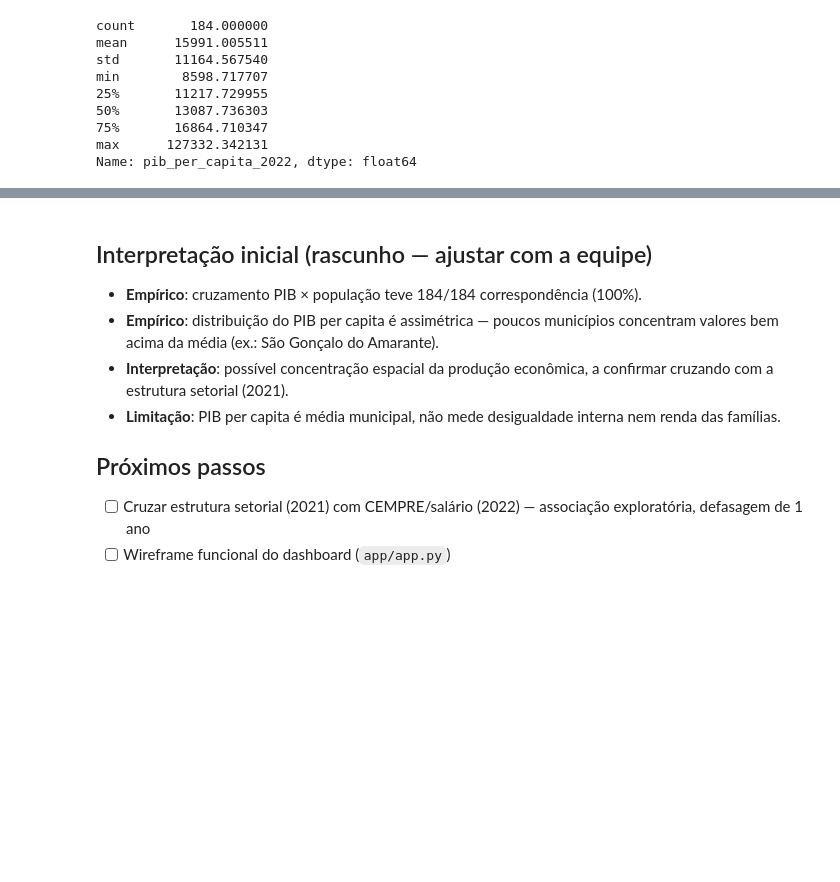
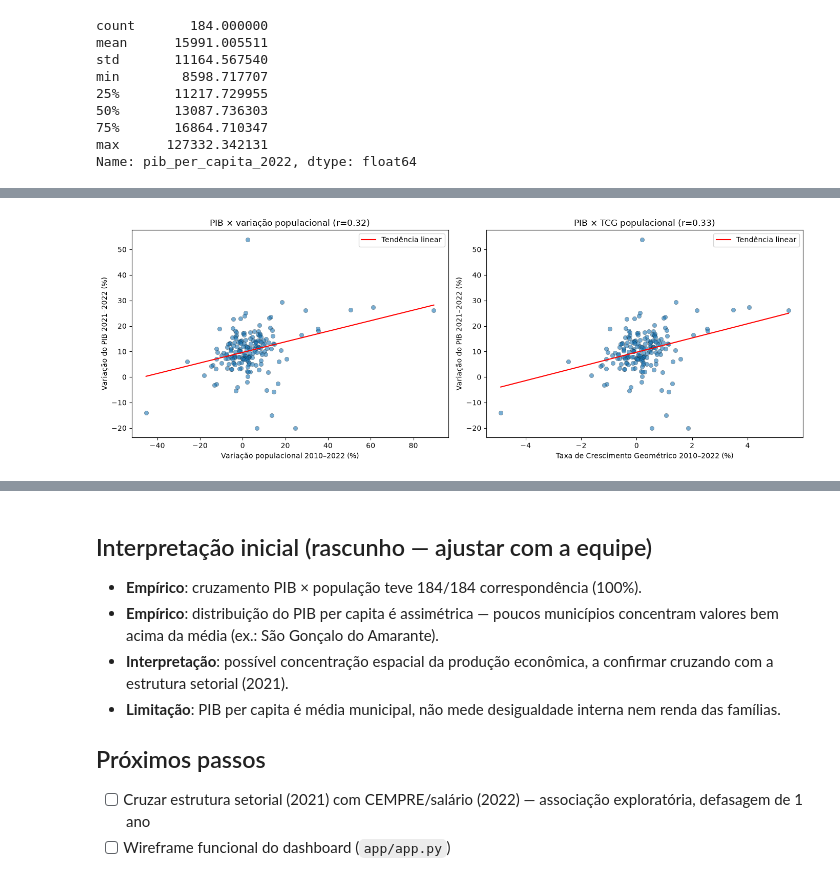
Before and after one commit to kauesombra/ProjetoBanco-de-Dados, a Jupyter notebook: notebooks/01_carga_e_diagnostico.ipynb, the cells around one changed output, grey strips where cells are left out. Saved outputs shown, nothing was run; the diff lists cells and outputs as text; code cells hidden in the pictures; blank space fills up the shorter version.

```diff
--- a/notebooks/01_carga_e_diagnostico.ipynb
+++ b/notebooks/01_carga_e_diagnostico.ipynb
@@ -243,0 +391,37 @@ Municípios na malha: 184 | sem PIB per capita: 0 | sem salário médio: 0
+# %%
+# 7) Gráficos de dispersão com linha de tendência
+def _dispersao_com_tendencia(ax, x, y, titulo, xlabel, ylabel):
+    ax.scatter(x, y, alpha=0.6, edgecolor="black", linewidth=0.3)
+    coef = np.polyfit(x, y, 1)
+    x_linha = np.linspace(x.min(), x.max(), 100)
+    ax.plot(x_linha, np.polyval(coef, x_linha), color="red", linewidth=1.5, label="Tendência linear")
+    ax.set_title(titulo)
+    ax.set_xlabel(xlabel)
+    ax.set_ylabel(ylabel)
+    ax.legend()
+
+fig, axes = plt.subplots(1, 2, figsize=(14, 5))
+
+_dispersao_com_tendencia(
+    axes[0],
+    tabela_pib_populacao["Variação populacional (%)"],
+    tabela_pib_populacao["Variação PIB (%)"],
+    f"PIB × variação populacional (r={corr_pib_pop:.2f})",
+    "Variação populacional 2010–2022 (%)",
+    "Variação do PIB 2021–2022 (%)",
+)
+
+_dispersao_com_tendencia(
+    axes[1],
+    tabela_pib_populacao["TCG (%)"],
+    tabela_pib_populacao["Variação PIB (%)"],
+    f"PIB × TCG populacional (r={corr_pib_tcg:.2f})",
+    "Taxa de Crescimento Geométrico 2010–2022 (%)",
+    "Variação do PIB 2021–2022 (%)",
+)
+
+plt.tight_layout()
+plt.savefig("../dados/analytical/dispersao_pib_populacao.png", dpi=150)
+plt.show()
+# %% [output]
+[figure, added]
```
Also changed, not shown: parts of 4 cells of this notebook, 1 other file.
